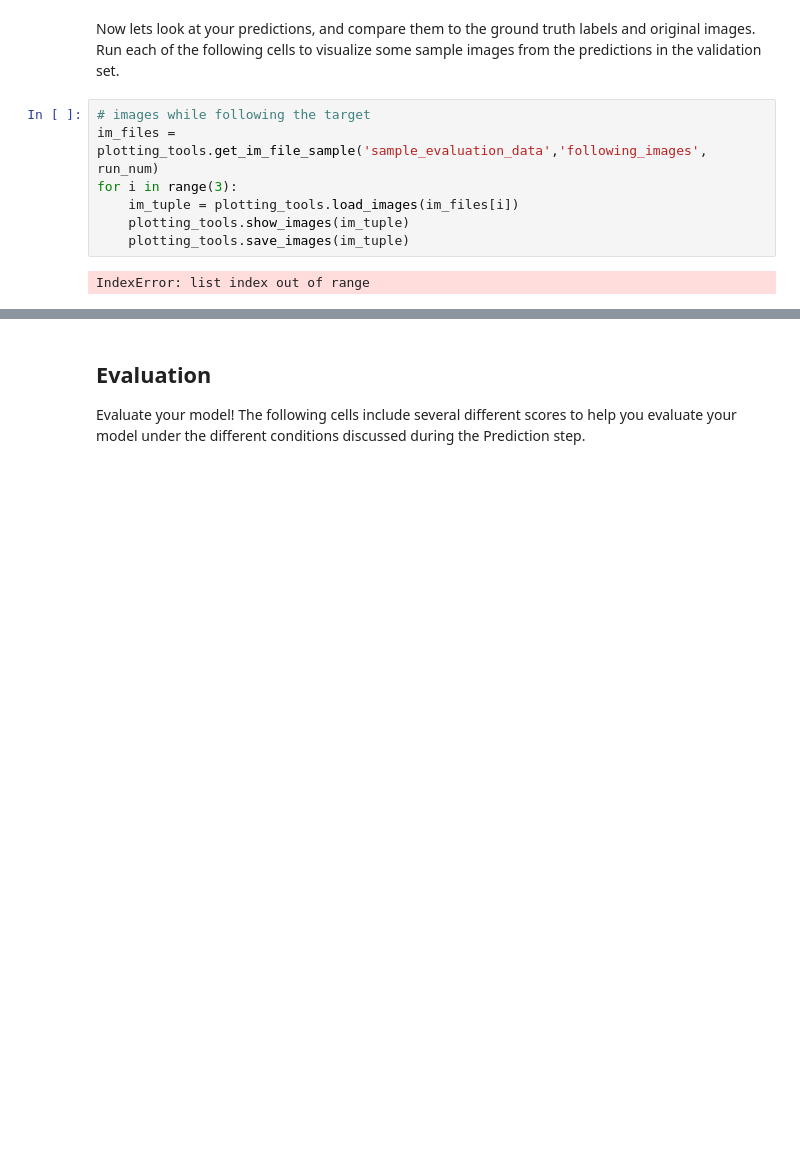
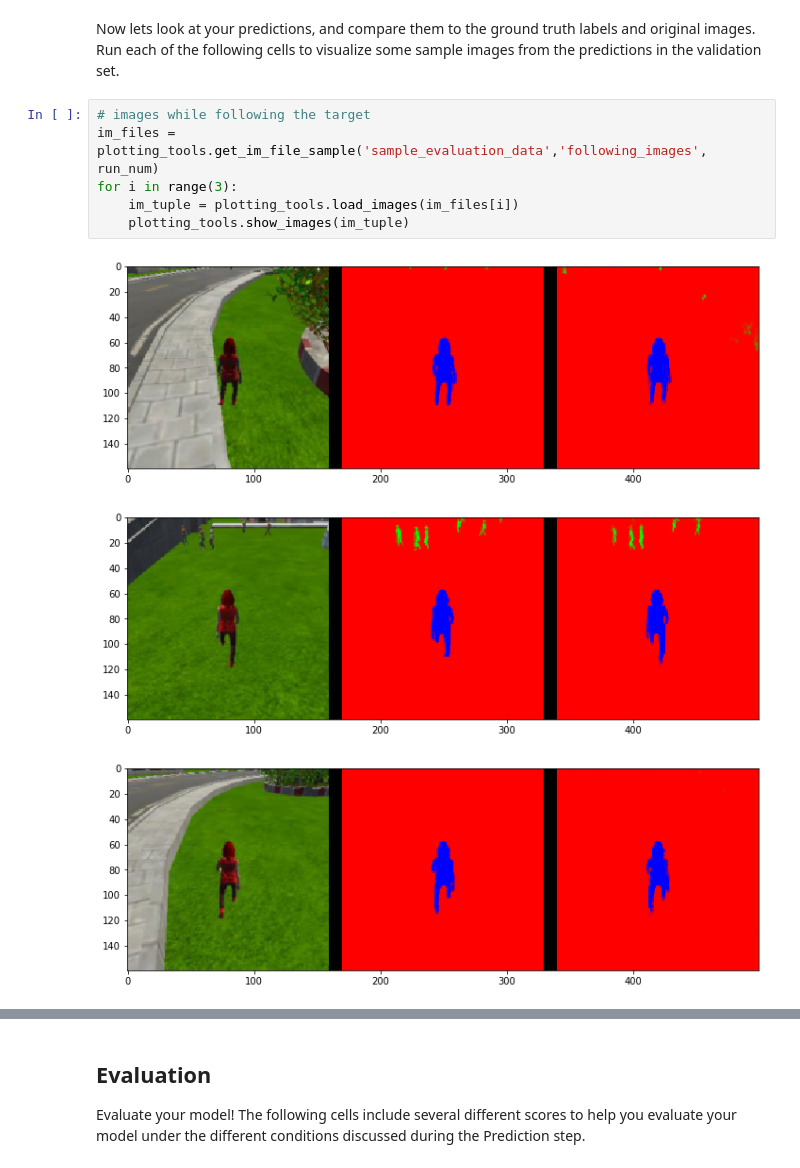
Before and after one commit to DrPanigrahi/RoboND-DeepLearning-Project, a Jupyter notebook: code/model_training.ipynb, the cells around one changed output, grey strips where cells are left out. Saved outputs shown, nothing was run; the diff lists cells and outputs as text; blank space fills up the shorter version.

```diff
--- a/code/model_training.ipynb
+++ b/code/model_training.ipynb
@@ -282,12 +280,13 @@ Run each of the following cells to visualize some sample images from the predict
 # %%
 # images while following the target
 im_files = plotting_tools.get_im_file_sample('sample_evaluation_data','following_images', run_num)
 for i in range(3):
     im_tuple = plotting_tools.load_images(im_files[i])
     plotting_tools.show_images(im_tuple)
-    plotting_tools.save_images(im_tuple)
 # %% [output]
-IndexError: list index out of range
+[figure, added]
+[figure, added]
+[figure, added]
 # %%
 # images while at patrol without target
 im_files = plotting_tools.get_im_file_sample('sample_evaluation_data','patrol_non_targ', run_num)
```
Also changed, not shown: parts of 4 cells of this notebook.
